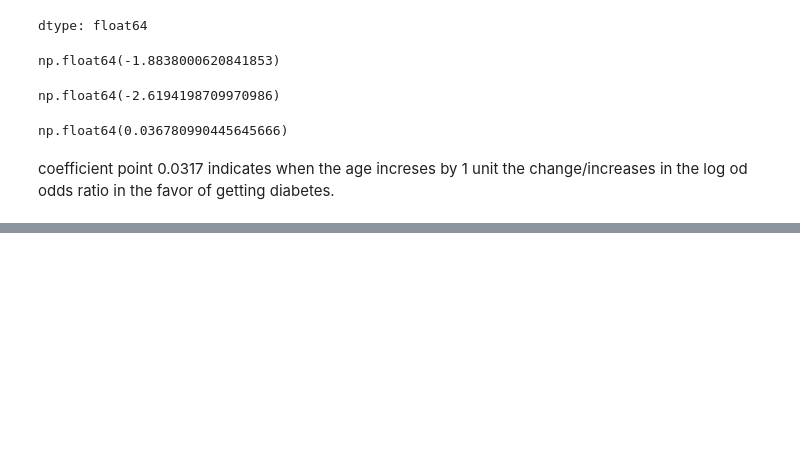
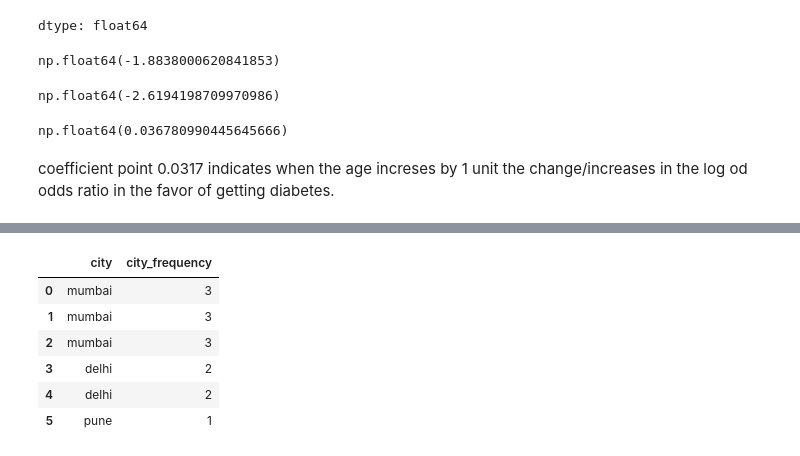
Before and after one commit to devdatta1429/BDA_Assignments, a Jupyter notebook: PML/Day_19_06_06.ipynb, the cells around one changed output, grey strips where cells are left out. Cells and saved outputs as stored; diff of their text form; code cells hidden in the pictures; blank space fills up the shorter version.

```diff
--- a/PML/Day_19_06_06.ipynb
+++ b/PML/Day_19_06_06.ipynb
@@ -181,0 +255,3 @@ coefficient point 0.0317 indicates when the age increses by 1 unit the change/in
+# %%
+df = pd.DataFrame({'city' : ['mumbai','mumbai','mumbai','delhi','delhi','pune']})
+df.value_counts()
@@ -181,0 +265,3 @@ coefficient point 0.0317 indicates when the age increses by 1 unit the change/in
+# %%
+freq = df.city.value_counts()
+freq
@@ -181,0 +275,11 @@ coefficient point 0.0317 indicates when the age increses by 1 unit the change/in
+# %%
+df['city_frequency'] = df.city.map(freq)
+df
+# %% [output]
+|  | city | city_frequency |
+| 0 | mumbai | 3 |
+| 1 | mumbai | 3 |
+| 2 | mumbai | 3 |
+| 3 | delhi | 2 |
+| 4 | delhi | 2 |
+| 5 | pune | 1 |
```
Also changed, not shown: parts of 12 cells of this notebook.
